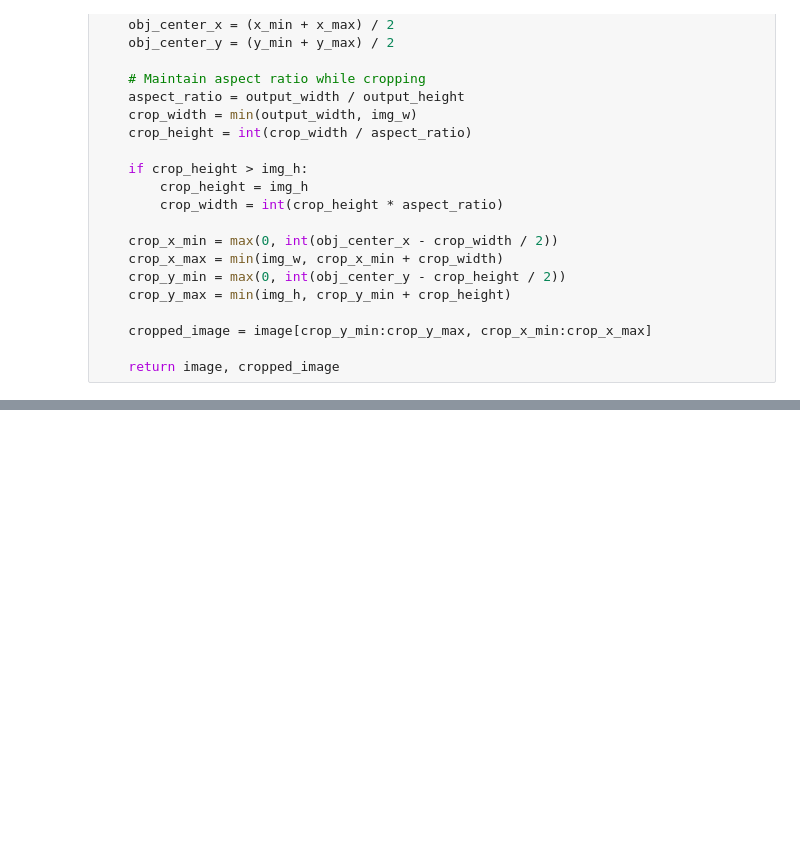
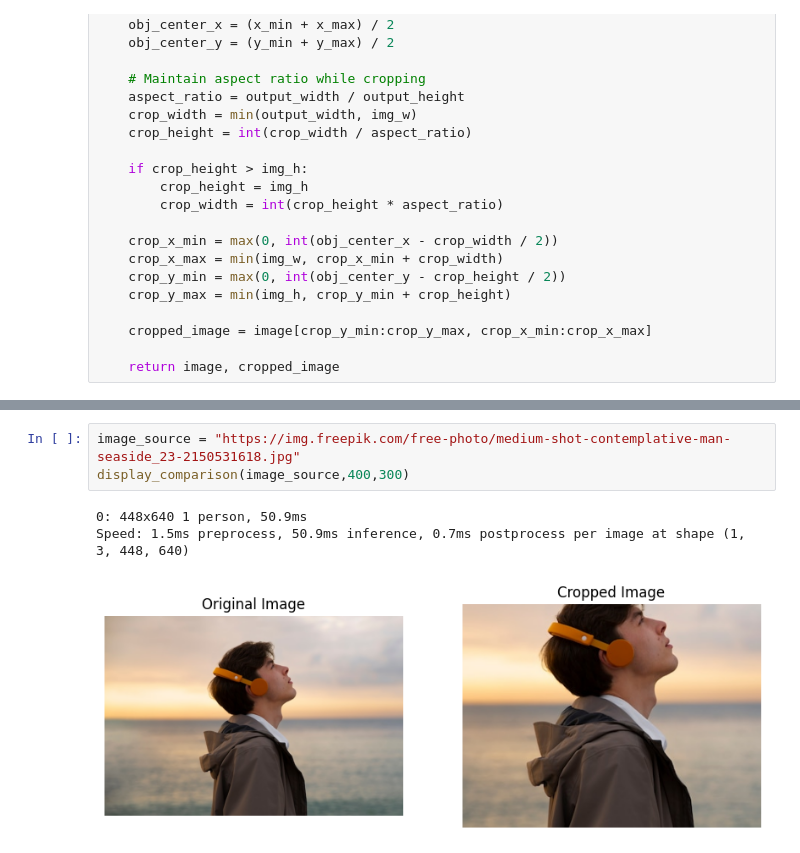
Before and after one commit to sthpratik/InSightAI, a Jupyter notebook: yoloImage.ipynb, the cells around one changed output, grey strips where cells are left out. Drawn from its saved outputs; the diff is of its cells as text; blank space fills up the shorter version.

```diff
--- a/yoloImage.ipynb
+++ b/yoloImage.ipynb
@@ -100,0 +137,7 @@ Speed: 2.2ms preprocess, 50.0ms inference, 0.7ms postprocess per image at shape
+# %%
+image_source = "https://img.freepik.com/free-photo/medium-shot-contemplative-man-seaside_23-2150531618.jpg"
+display_comparison(image_source,400,300)
+# %% [output]
+0: 448x640 1 person, 50.9ms
+Speed: 1.5ms preprocess, 50.9ms inference, 0.7ms postprocess per image at shape (1, 3, 448, 640)
+[figure, added]
```
Also changed, not shown: parts of 7 cells of this notebook.
